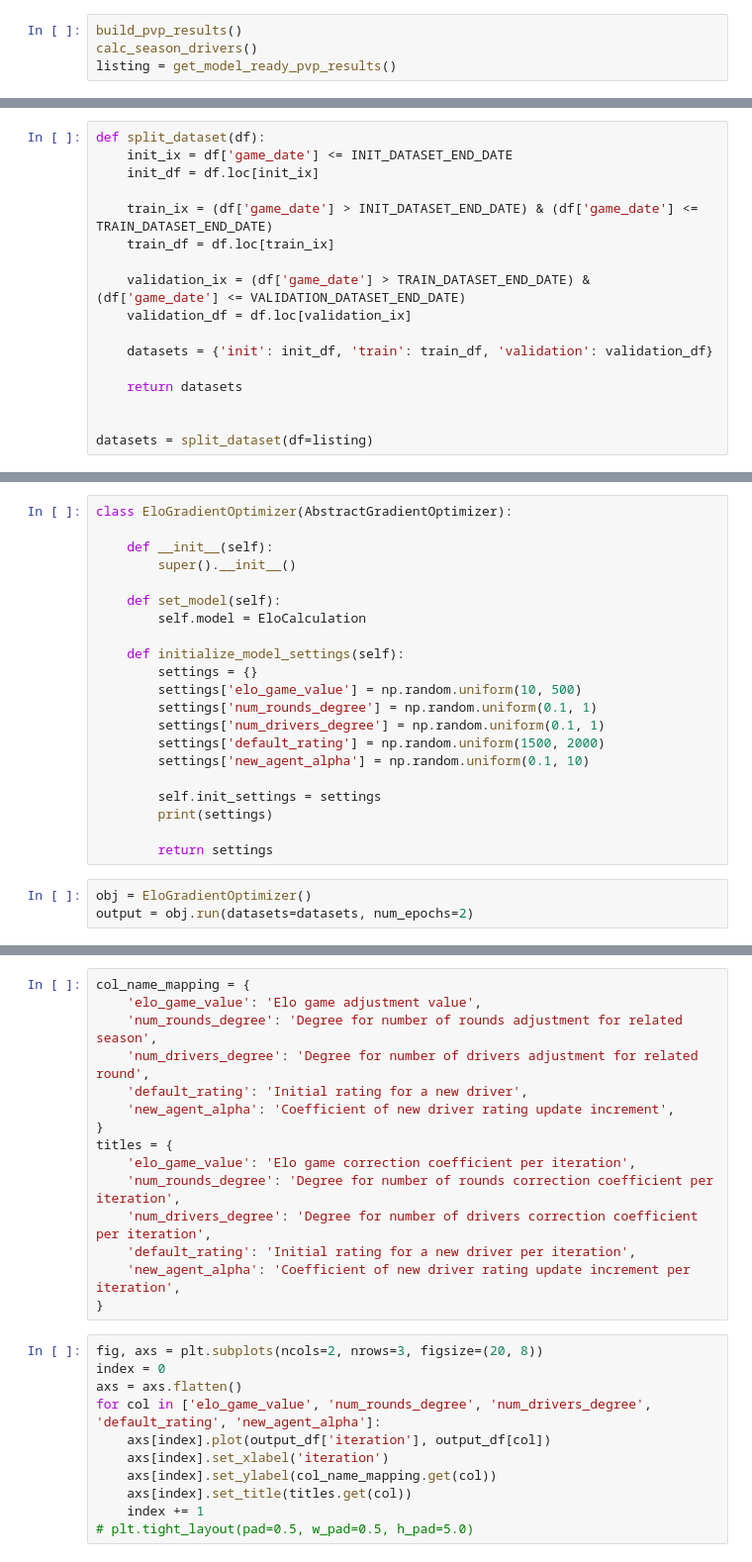
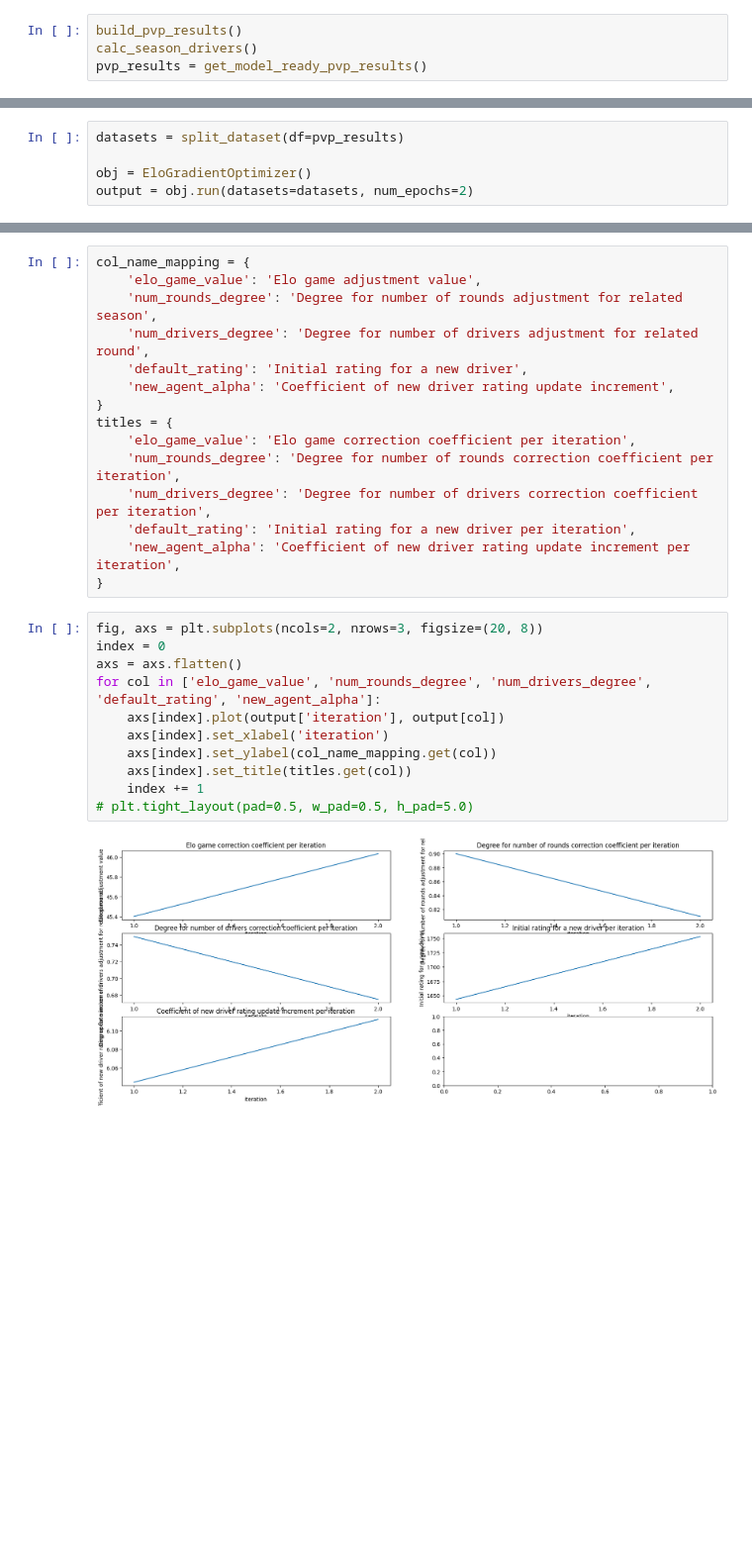
Before and after one commit to andritar/multi_elo, a Jupyter notebook: calc_init_ratings.ipynb, the cells around one changed output, grey strips where cells are left out. Shown: that part at 99% size. Saved outputs shown, nothing was run; the diff lists cells and outputs as text; blank space fills up the shorter version.

Commit message:
Move gradient functionality to files

```diff
--- a/calc_init_ratings.ipynb
+++ b/calc_init_ratings.ipynb
@@ -17,7 +21,7 @@ warnings.filterwarnings("ignore")
 # %%
 build_pvp_results()
 calc_season_drivers()
-listing = get_model_ready_pvp_results()
+pvp_results = get_model_ready_pvp_results()
 # %%
 settings = {
     'elo_game_value': 230,
@@ -64,17 +41,0 @@ initial new_agent_alpha: 9.24793997852935
-# %%
-def split_dataset(df):
-    init_ix = df['game_date'] <= INIT_DATASET_END_DATE
-    init_df = df.loc[init_ix]
-
-    train_ix = (df['game_date'] > INIT_DATASET_END_DATE) & (df['game_date'] <= TRAIN_DATASET_END_DATE)
-    train_df = df.loc[train_ix]
-
-    validation_ix = (df['game_date'] > TRAIN_DATASET_END_DATE) & (df['game_date'] <= VALIDATION_DATASET_END_DATE)
-    validation_df = df.loc[validation_ix]
-
-    datasets = {'init': init_df, 'train': train_df, 'validation': validation_df}
-
-    return datasets
-
-
-datasets = split_dataset(df=listing)
@@ -180,25 +42,6 @@ class AbstractGradientOptimizer(ABC):
-# %%
-class EloGradientOptimizer(AbstractGradientOptimizer):
-
-    def __init__(self):
-        super().__init__()
-
-    def set_model(self):
-        self.model = EloCalculation
-
-    def initialize_model_settings(self):
-        settings = {}
-        settings['elo_game_value'] = np.random.uniform(10, 500)
-        settings['num_rounds_degree'] = np.random.uniform(0.1, 1)
-        settings['num_drivers_degree'] = np.random.uniform(0.1, 1)
-        settings['default_rating'] = np.random.uniform(1500, 2000)
-        settings['new_agent_alpha'] = np.random.uniform(0.1, 10)
-
-        self.init_settings = settings
-        print(settings)
-
-        return settings
 # %%
+datasets = split_dataset(df=pvp_results)
+
 obj = EloGradientOptimizer()
 output = obj.run(datasets=datasets, num_epochs=2)
 # %% [output]
@@ -303,11 +72,13 @@ titles = {
 # %%
 fig, axs = plt.subplots(ncols=2, nrows=3, figsize=(20, 8))
 index = 0
 axs = axs.flatten()
 for col in ['elo_game_value', 'num_rounds_degree', 'num_drivers_degree', 'default_rating', 'new_agent_alpha']:
-    axs[index].plot(output_df['iteration'], output_df[col])
+    axs[index].plot(output['iteration'], output[col])
     axs[index].set_xlabel('iteration')
     axs[index].set_ylabel(col_name_mapping.get(col))
     axs[index].set_title(titles.get(col))
     index += 1
 # plt.tight_layout(pad=0.5, w_pad=0.5, h_pad=5.0)
+# %% [output]
+[figure, added]
```
Also changed, not shown: parts of 12 cells of this notebook, 3 other files.
